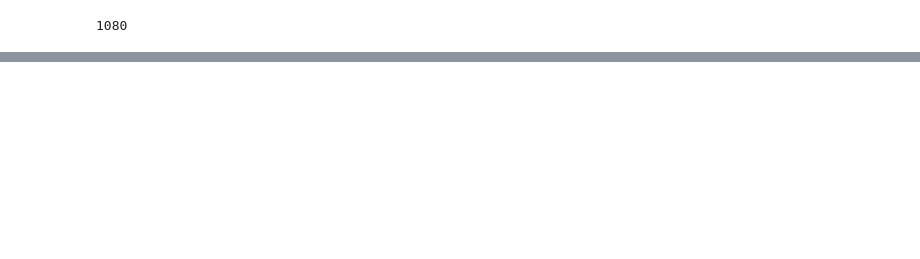
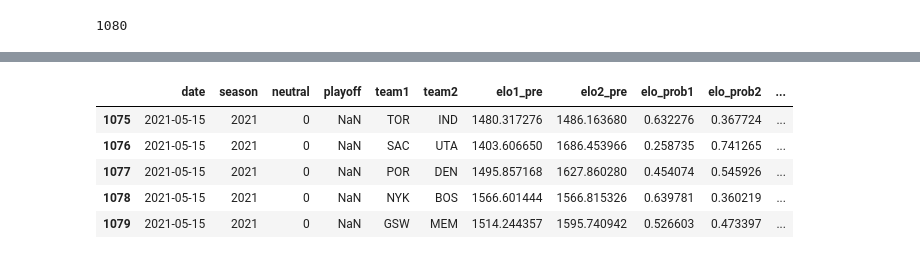
Before and after one commit to adrianmarino19/nba_prediction2025, a Jupyter notebook: nba_prediction_2025/testing_data.ipynb, the cells around one changed output, grey strips where cells are left out. Cells and saved outputs as stored; diff of their text form; code cells hidden in the pictures; blank space fills up the shorter version.

```diff
--- a/nba_prediction_2025/testing_data.ipynb
+++ b/nba_prediction_2025/testing_data.ipynb
@@ -89,0 +86,9 @@ len(elo_latest)
+# %%
+elo_latest.tail()
+# %% [output]
+|  | date | season | neutral | playoff | team1 | team2 | elo1_pre | elo2_pre | elo_prob1 | elo_prob2 | ... |
+| 1075 | 2021-05-15 | 2021 | 0 | NaN | TOR | IND | 1480.317276 | 1486.163680 | 0.632276 | 0.367724 | ... |
+| 1076 | 2021-05-15 | 2021 | 0 | NaN | SAC | UTA | 1403.606650 | 1686.453966 | 0.258735 | 0.741265 | ... |
+| 1077 | 2021-05-15 | 2021 | 0 | NaN | POR | DEN | 1495.857168 | 1627.860280 | 0.454074 | 0.545926 | ... |
+| 1078 | 2021-05-15 | 2021 | 0 | NaN | NYK | BOS | 1566.601444 | 1566.815326 | 0.639781 | 0.360219 | ... |
+| 1079 | 2021-05-15 | 2021 | 0 | NaN | GSW | MEM | 1514.244357 | 1595.740942 | 0.526603 | 0.473397 | ... |
```
Also changed, not shown: parts of 21 cells of this notebook.
